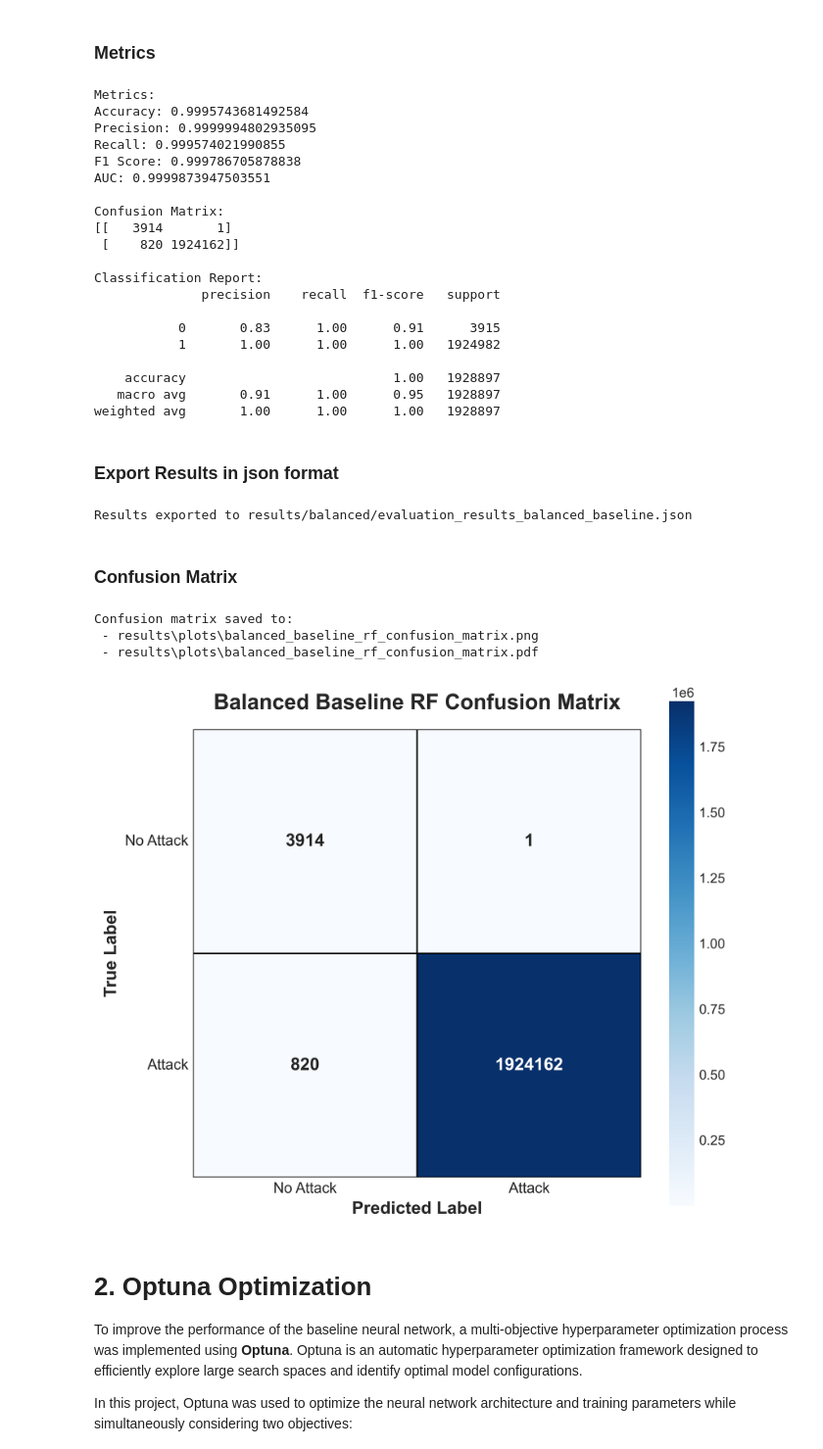
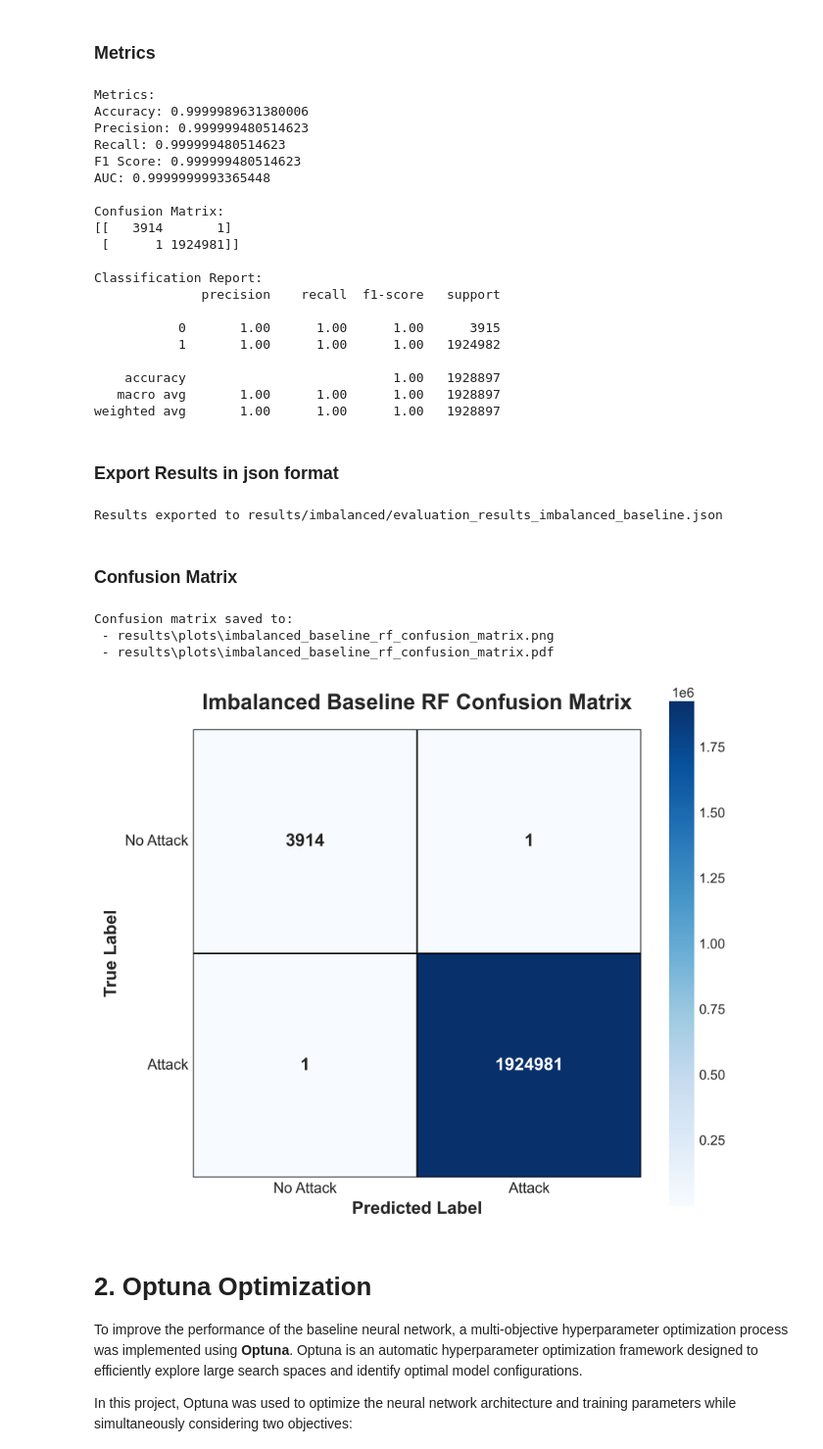
Before and after one commit to alessamelo/Optuna-MLP-DDoS-detection, a Jupyter notebook: Models/Random_Forest/Imbalanced.ipynb, the cells around one changed output. Shown at 98% size. Cells and saved outputs as stored; diff of their text form; code cells hidden in the pictures.

```diff
--- a/Models/Random_Forest/Imbalancedd.ipynb
+++ b/Models/Random_Forest/Imbalanced.ipynb
@@ -189,15 +189,15 @@ val = pd.read_csv(val_path)
 test = pd.read_csv(test_path)
 # %%
 # Train
-X_train = train.drop(["Label"], axis=1)
+X_train = train.drop(["Label", "source_dataset"], axis=1)
 y_train = train["Label"]
 
 # Validation
-X_val = val.drop(["Label"], axis=1)
+X_val = val.drop(["Label", "source_dataset"], axis=1)
 y_val = val["Label"]
 
 # Test
-X_test = test.drop(["Label"], axis=1)
+X_test = test.drop(["Label", "source_dataset"], axis=1)
 y_test = test["Label"]
 # %%
 X_train = X_train.astype('float32')
@@ -336,24 +335,24 @@ print("\nClassification Report:")
 print(classification_report(y_test, y_pred))
 # %% [output]
 Metrics:
-Accuracy: 0.9995743681492584
-Precision: 0.9999994802935095
-Recall: 0.999574021990855
-F1 Score: 0.999786705878838
-AUC: 0.9999873947503551
+Accuracy: 0.9999989631380006
+Precision: 0.999999480514623
+Recall: 0.999999480514623
+F1 Score: 0.999999480514623
+AUC: 0.9999999993365448
 
 Confusion Matrix:
 [[   3914       1]
- [    820 1924162]]
+ [      1 1924981]]
 
 Classification Report:
               precision    recall  f1-score   support
 
-           0       0.83      1.00      0.91      3915
+           0       1.00      1.00      1.00      3915
            1       1.00      1.00      1.00   1924982
 
     accuracy                           1.00   1928897
-   macro avg       0.91      1.00      0.95   1928897
+   macro avg       1.00      1.00      1.00   1928897
 weighted avg       1.00      1.00      1.00   1928897
 # %% [markdown]
 ### **Export Results in json format**
@@ -405,9 +404,9 @@ results = {
     )
 }
 # %%
-os.makedirs("results/balanced", exist_ok=True)
+os.makedirs("results/imbalanced", exist_ok=True)
 
-with open("results/balanced/evaluation_results_balanced_baseline.json", "w") as f:
+with open("results/imbalanced/evaluation_results_imbalanced_baseline.json", "w") as f:
 
     json.dump(
         results,
@@ -415,18 +414,18 @@ with open("results/balanced/evaluation_results_balanced_baseline.json", "w") as
         indent=4
     )
 
-print("Results exported to results/balanced/evaluation_results_balanced_baseline.json")
+print("Results exported to results/imbalanced/evaluation_results_imbalanced_baseline.json")
 # %% [output]
-Results exported to results/balanced/evaluation_results_balanced_baseline.json
+Results exported to results/imbalanced/evaluation_results_imbalanced_baseline.json
 # %% [markdown]
 ### **Confusion Matrix**
 # %%
-confusion_matrix_heatmap(y_test, y_pred, save_dir="results/balanced", model_name="Balanced Baseline RF",)
+confusion_matrix_heatmap(y_test, y_pred, save_dir="results/imbalanced", model_name="Imbalanced Baseline RF",)
 # %% [output]
 Confusion matrix saved to:
- - results\plots\balanced_baseline_rf_confusion_matrix.png
- - results\plots\balanced_baseline_rf_confusion_matrix.pdf
+ - results\plots\imbalanced_baseline_rf_confusion_matrix.png
+ - results\plots\imbalanced_baseline_rf_confusion_matrix.pdf
-[figure, old version]
+[figure, new version]
 # %% [markdown]
 # **2. Optuna Optimization**
 
```
Also changed, not shown: parts of 7 cells of this notebook, 32 other files.
